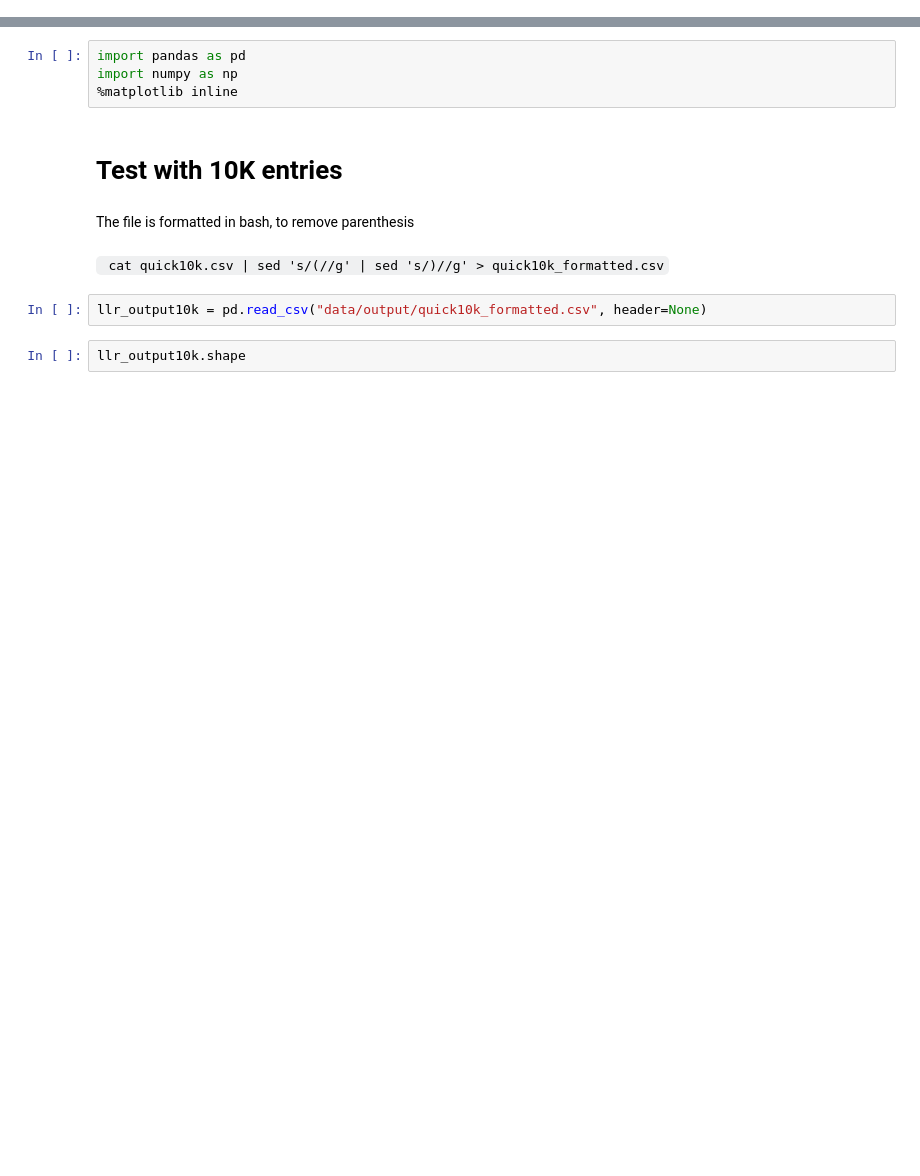
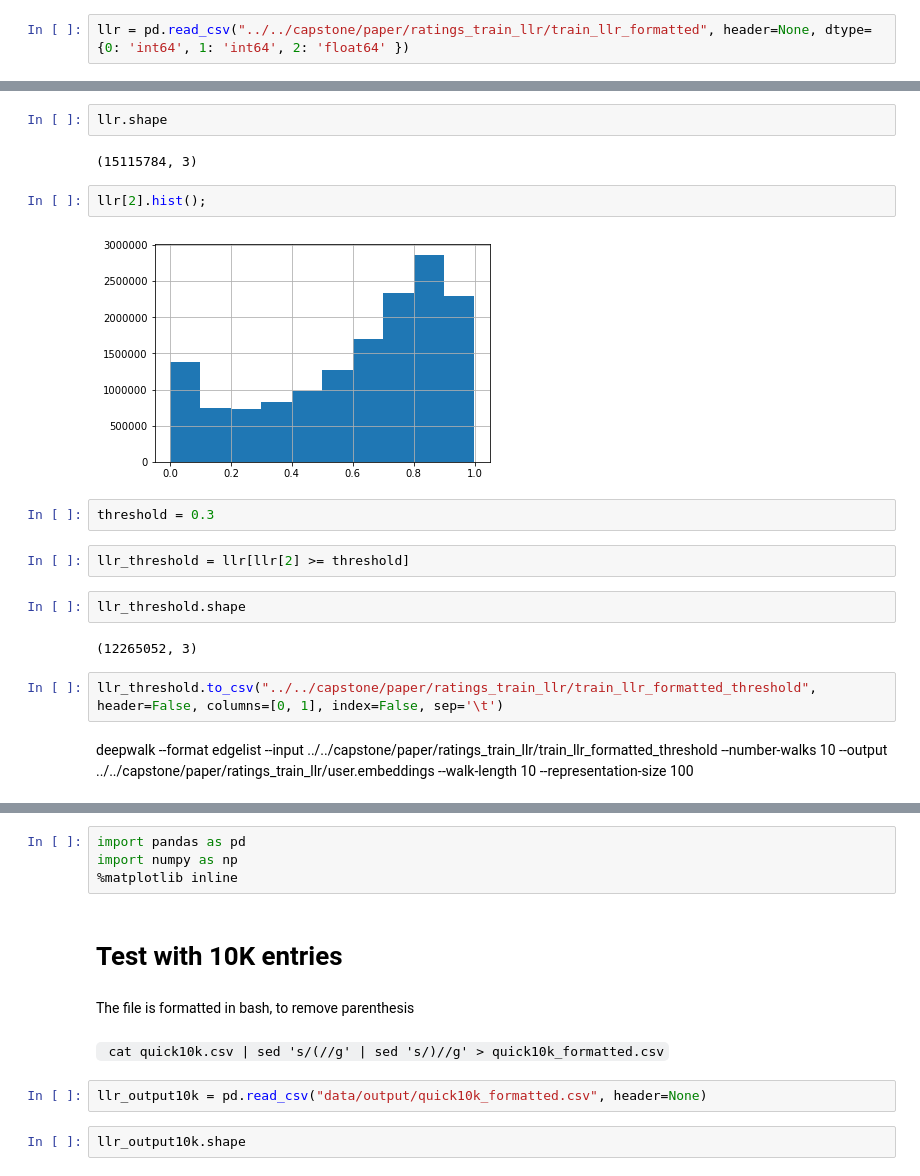
Before and after one commit to TechStrix/l2v, a Jupyter notebook: LLR output - EDA.ipynb, the cells around one changed output, grey strips where cells are left out. Drawn from its saved outputs; the diff is of its cells as text; blank space fills up the shorter version.

```diff
--- a/LLR output - EDA.ipynb
+++ b/LLR output - EDA.ipynb
@@ -0,0 +201,2 @@
+# %%
+llr = pd.read_csv("../../capstone/paper/ratings_train_llr/train_llr_formatted", header=None, dtype={0: 'int64', 1: 'int64', 2: 'float64' })
@@ -0,0 +212,20 @@
+# %%
+llr.shape
+# %% [output]
+(15115784, 3)
+# %%
+llr[2].hist();
+# %% [output]
+[figure, added]
+# %%
+threshold = 0.3
+# %%
+llr_threshold = llr[llr[2] >= threshold]
+# %%
+llr_threshold.shape
+# %% [output]
+(12265052, 3)
+# %%
+llr_threshold.to_csv("../../capstone/paper/ratings_train_llr/train_llr_formatted_threshold", header=False, columns=[0, 1], index=False, sep='\t')
+# %% [markdown]
+deepwalk --format edgelist --input ../../capstone/paper/ratings_train_llr/train_llr_formatted_threshold --number-walks 10 --output ../../capstone/paper/ratings_train_llr/user.embeddings --walk-length 10 --representation-size 100
```
Also changed, not shown: parts of 120 cells of this notebook, 3 other files.
